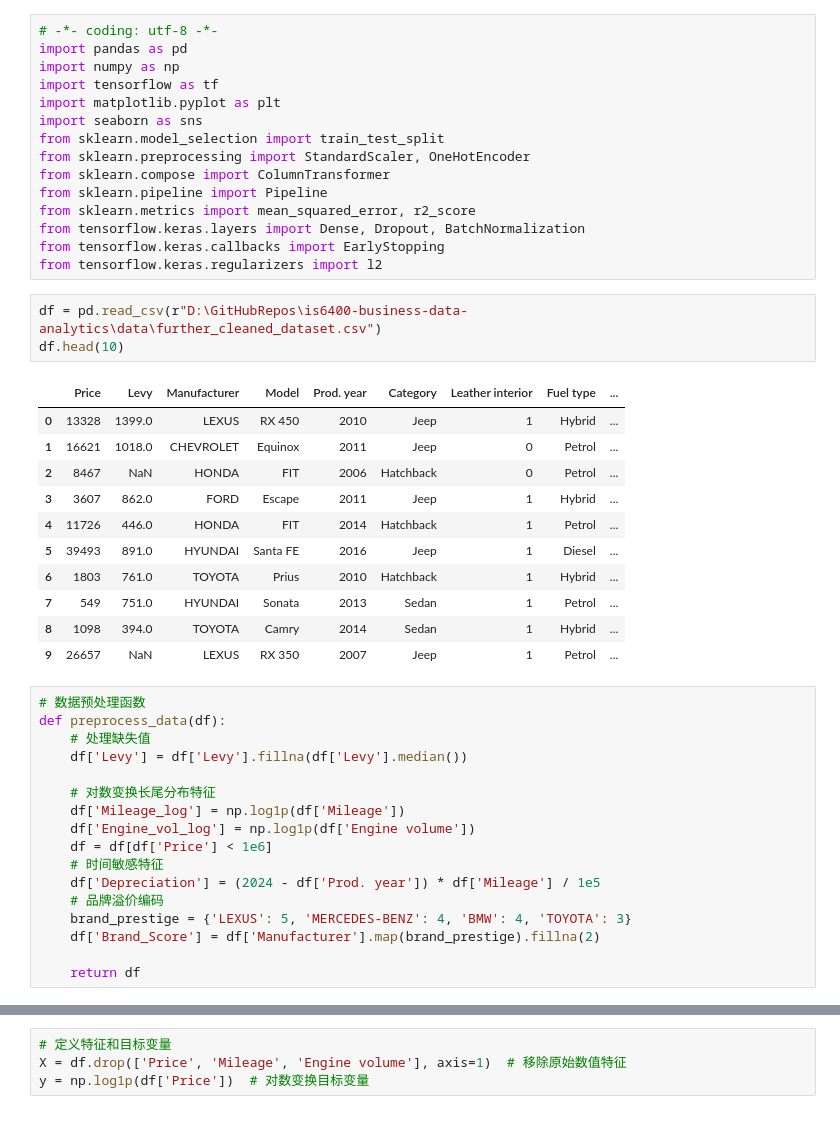
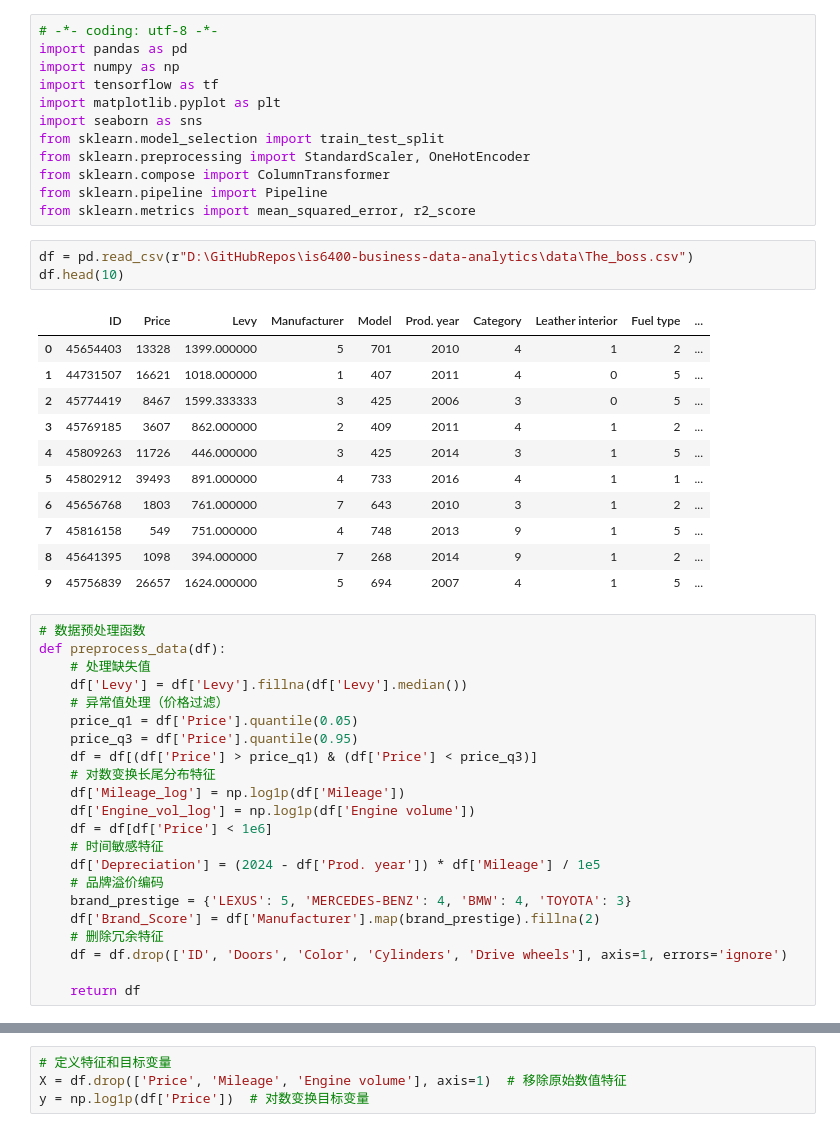
Before and after one commit to yukito0209/is6400-business-data-analytics, a Jupyter notebook: data_analytics/mlp.ipynb, the cells around one changed output, grey strips where cells are left out. Cells and saved outputs as stored; diff of their text form.

```diff
--- a/data_analytics/mlp.ipynb
+++ b/data_analytics/mlp.ipynb
@@ -10,30 +10,30 @@ from sklearn.preprocessing import StandardScaler, OneHotEncoder
 from sklearn.compose import ColumnTransformer
 from sklearn.pipeline import Pipeline
 from sklearn.metrics import mean_squared_error, r2_score
-from tensorflow.keras.layers import Dense, Dropout, BatchNormalization
-from tensorflow.keras.callbacks import EarlyStopping
-from tensorflow.keras.regularizers import l2
 # %%
-df = pd.read_csv(r"D:\GitHubRepos\is6400-business-data-analytics\data\further_cleaned_dataset.csv")
+df = pd.read_csv(r"D:\GitHubRepos\is6400-business-data-analytics\data\The_boss.csv")
 df.head(10)
 # %% [output]
-|  | Price | Levy | Manufacturer | Model | Prod. year | Category | Leather interior | Fuel type | ... |
-| 0 | 13328 | 1399.0 | LEXUS | RX 450 | 2010 | Jeep | 1 | Hybrid | ... |
-| 1 | 16621 | 1018.0 | CHEVROLET | Equinox | 2011 | Jeep | 0 | Petrol | ... |
-| 2 | 8467 | NaN | HONDA | FIT | 2006 | Hatchback | 0 | Petrol | ... |
-| 3 | 3607 | 862.0 | FORD | Escape | 2011 | Jeep | 1 | Hybrid | ... |
-| 4 | 11726 | 446.0 | HONDA | FIT | 2014 | Hatchback | 1 | Petrol | ... |
-| 5 | 39493 | 891.0 | HYUNDAI | Santa FE | 2016 | Jeep | 1 | Diesel | ... |
-| 6 | 1803 | 761.0 | TOYOTA | Prius | 2010 | Hatchback | 1 | Hybrid | ... |
-| 7 | 549 | 751.0 | HYUNDAI | Sonata | 2013 | Sedan | 1 | Petrol | ... |
-| 8 | 1098 | 394.0 | TOYOTA | Camry | 2014 | Sedan | 1 | Hybrid | ... |
-| 9 | 26657 | NaN | LEXUS | RX 350 | 2007 | Jeep | 1 | Petrol | ... |
+|  | ID | Price | Levy | Manufacturer | Model | Prod. year | Category | Leather interior | Fuel type | ... |
+| 0 | 45654403 | 13328 | 1399.000000 | 5 | 701 | 2010 | 4 | 1 | 2 | ... |
+| 1 | 44731507 | 16621 | 1018.000000 | 1 | 407 | 2011 | 4 | 0 | 5 | ... |
+| 2 | 45774419 | 8467 | 1599.333333 | 3 | 425 | 2006 | 3 | 0 | 5 | ... |
+| 3 | 45769185 | 3607 | 862.000000 | 2 | 409 | 2011 | 4 | 1 | 2 | ... |
+| 4 | 45809263 | 11726 | 446.000000 | 3 | 425 | 2014 | 3 | 1 | 5 | ... |
+| 5 | 45802912 | 39493 | 891.000000 | 4 | 733 | 2016 | 4 | 1 | 1 | ... |
+| 6 | 45656768 | 1803 | 761.000000 | 7 | 643 | 2010 | 3 | 1 | 2 | ... |
+| 7 | 45816158 | 549 | 751.000000 | 4 | 748 | 2013 | 9 | 1 | 5 | ... |
+| 8 | 45641395 | 1098 | 394.000000 | 7 | 268 | 2014 | 9 | 1 | 2 | ... |
+| 9 | 45756839 | 26657 | 1624.000000 | 5 | 694 | 2007 | 4 | 1 | 5 | ... |
 # %%
 # 数据预处理函数
 def preprocess_data(df):
     # 处理缺失值
     df['Levy'] = df['Levy'].fillna(df['Levy'].median())
-
+    # 异常值处理（价格过滤）
+    price_q1 = df['Price'].quantile(0.05)
+    price_q3 = df['Price'].quantile(0.95)
+    df = df[(df['Price'] > price_q1) & (df['Price'] < price_q3)]
     # 对数变换长尾分布特征
     df['Mileage_log'] = np.log1p(df['Mileage'])
     df['Engine_vol_log'] = np.log1p(df['Engine volume'])
@@ -43,6 +43,8 @@ def preprocess_data(df):
     # 品牌溢价编码
     brand_prestige = {'LEXUS': 5, 'MERCEDES-BENZ': 4, 'BMW': 4, 'TOYOTA': 3}
     df['Brand_Score'] = df['Manufacturer'].map(brand_prestige).fillna(2)
+    # 删除冗余特征
+    df = df.drop(['ID', 'Doors', 'Color', 'Cylinders', 'Drive wheels'], axis=1, errors='ignore')
 
     return df
 # %%
```
Also changed, not shown: parts of 5 cells of this notebook, 8 other files.
